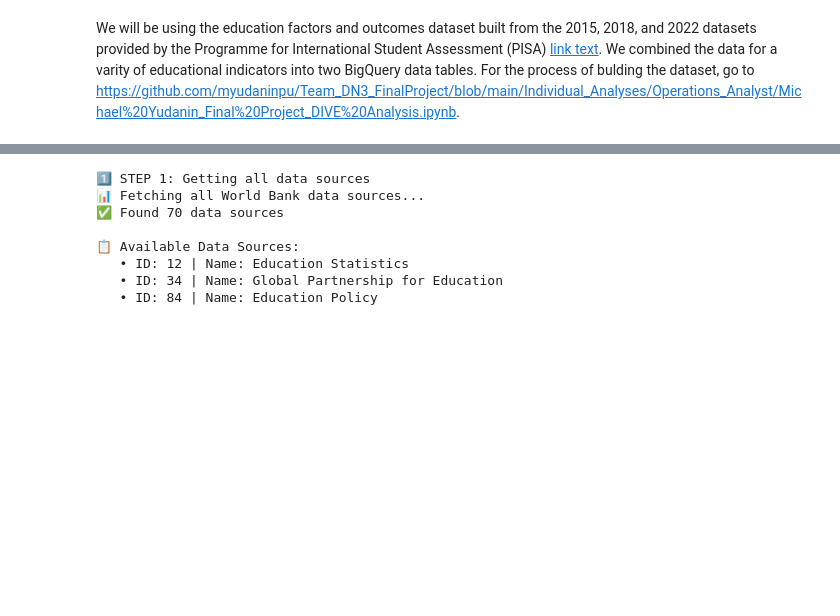
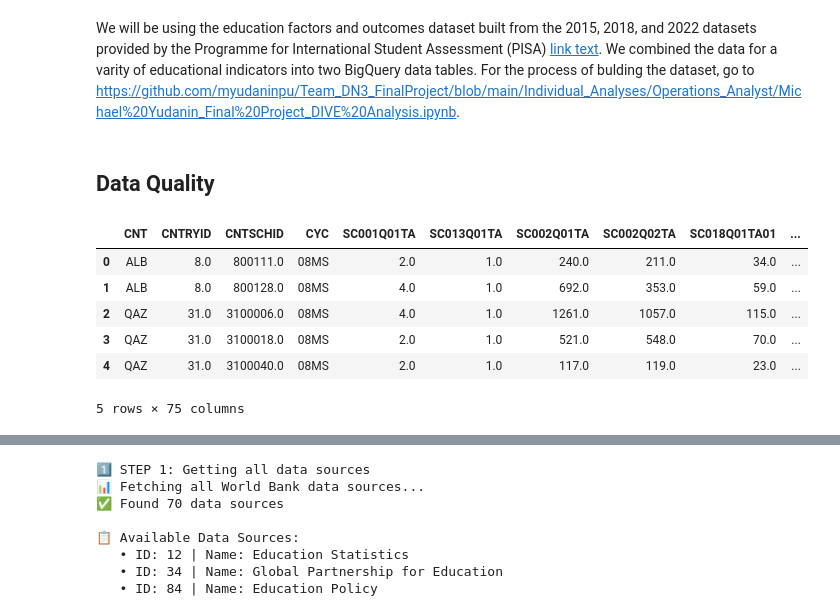
Before and after one commit to myudaninpu/Team_DN3_FinalProject, a Jupyter notebook: Individual_Analyses/Operations_Analyst/Michael Yudanin_Final Project_DIVE Analysis.ipynb, the cells around one changed output, grey strips where cells are left out. Drawn from its saved outputs; the diff is of its cells as text; code cells hidden in the pictures; blank space fills up the shorter version.

```diff
--- a/Individual_Analyses/Operations_Analyst/Michael Yudanin_Final Project_DIVE Analysis.ipynb
+++ b/Individual_Analyses/Operations_Analyst/Michael Yudanin_Final Project_DIVE Analysis.ipynb
@@ -36,0 +79,2 @@ We will be using the education factors and outcomes dataset built from the 2015,
+# %% [markdown]
+## Data Quality
@@ -36,0 +88,12 @@ We will be using the education factors and outcomes dataset built from the 2015,
+# %%
+query = f"SELECT * FROM `{PROJECT_ID}.{BQ_DATASET}.pisa_data`"
+df = pd.read_gbq(query, project_id=PROJECT_ID)
+df.head()
+# %% [output]
+|  | CNT | CNTRYID | CNTSCHID | CYC | SC001Q01TA | SC013Q01TA | SC002Q01TA | SC002Q02TA | SC018Q01TA01 | ... |
+| 0 | ALB | 8.0 | 800111.0 | 08MS | 2.0 | 1.0 | 240.0 | 211.0 | 34.0 | ... |
+| 1 | ALB | 8.0 | 800128.0 | 08MS | 4.0 | 1.0 | 692.0 | 353.0 | 59.0 | ... |
+| 2 | QAZ | 31.0 | 3100006.0 | 08MS | 4.0 | 1.0 | 1261.0 | 1057.0 | 115.0 | ... |
+| 3 | QAZ | 31.0 | 3100018.0 | 08MS | 2.0 | 1.0 | 521.0 | 548.0 | 70.0 | ... |
+| 4 | QAZ | 31.0 | 3100040.0 | 08MS | 2.0 | 1.0 | 117.0 | 119.0 | 23.0 | ... |
+5 rows × 75 columns
```
Also changed, not shown: parts of 67 cells of this notebook, 2 other files.
